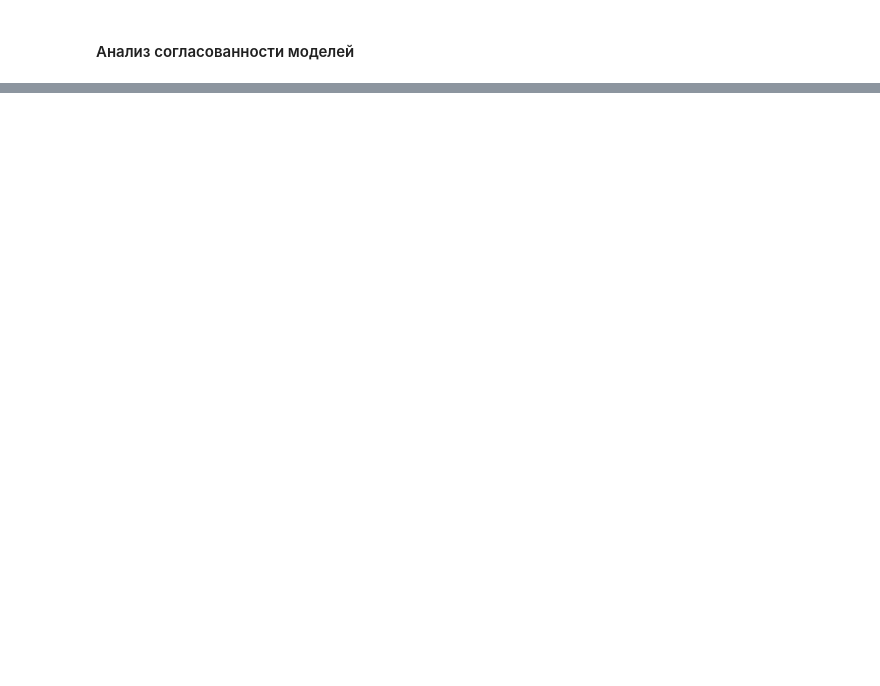
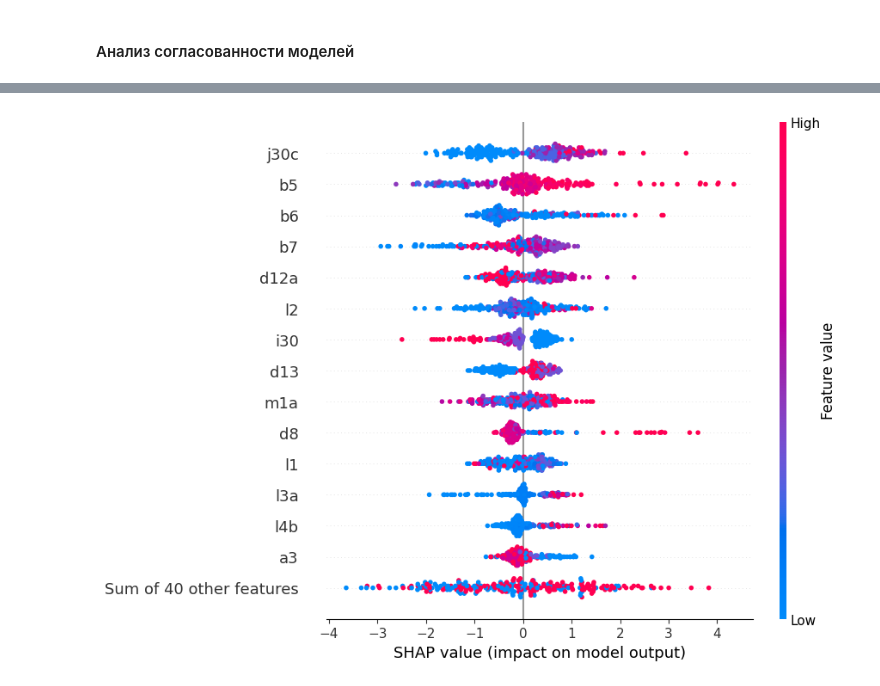
Before and after one commit to jakomannn/HGF_research, a Jupyter notebook: HGF_Research.ipynb, the cells around one changed output, grey strips where cells are left out. Saved outputs shown, nothing was run; the diff lists cells and outputs as text; code cells hidden in the pictures; blank space fills up the shorter version.

```diff
--- a/HGF_Research.ipynb
+++ b/HGF_Research.ipynb
@@ -4924,0 +5277,19 @@ k5a - Доля инвестиций, профинансированная за
+# %%
+employees_nonfinancial_features = [
+    col
+    for col in X_test_employees_tree.columns
+    if (
+        col not in FINANCIAL_FEATURES
+        and not col.endswith("_status")
+        and col != "country"
+    )
+]
+
+print(
+    "Нефинансовых признаков:",
+    len(employees_nonfinancial_features)
+)
+
+print(
+    employees_nonfinancial_features
+)
@@ -4924,0 +5386,7 @@ k5a - Доля инвестиций, профинансированная за
+# %%
+shap.plots.beeswarm(
+    shap_employees_nonfinancial,
+    max_display=15
+)
+# %% [output]
+[figure, added]
```
Also changed, not shown: parts of 61 cells of this notebook.
